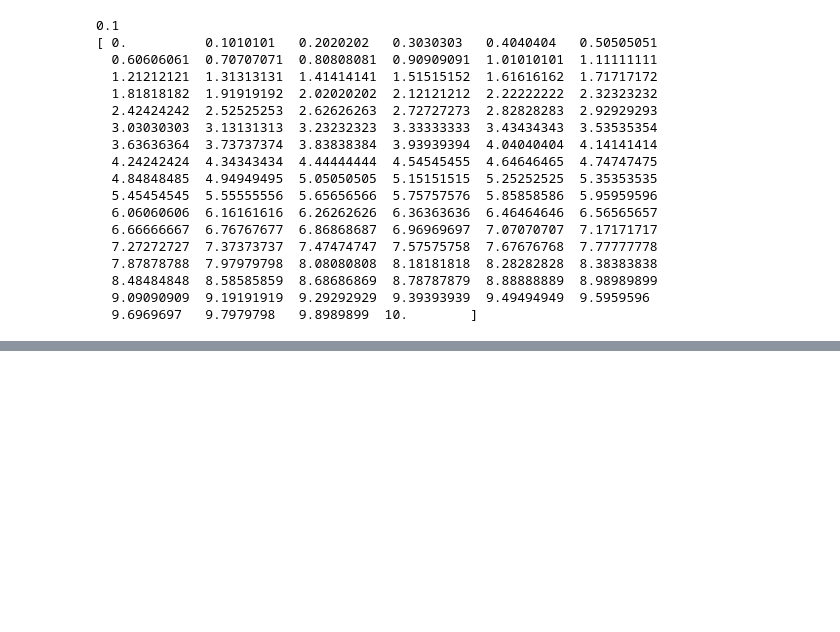
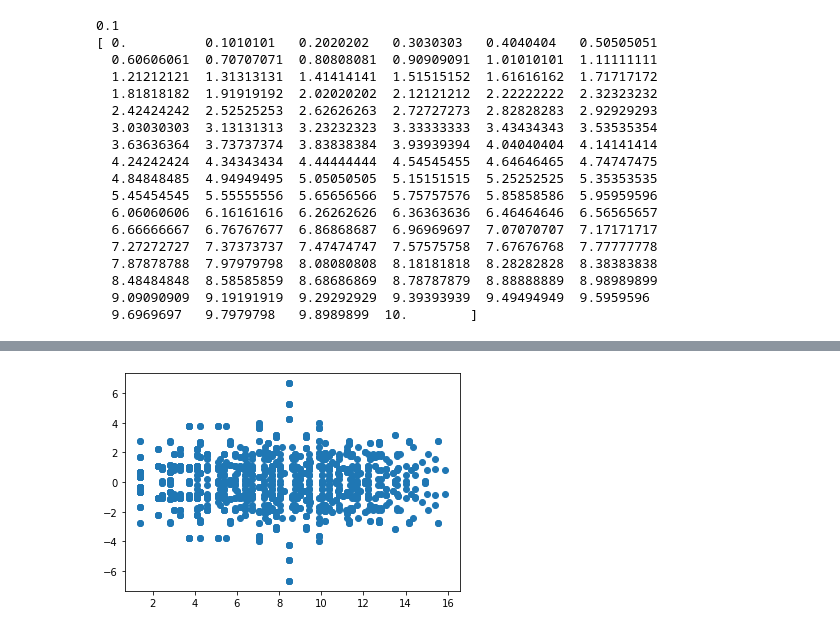
Before and after one commit to emacosta95/QuantumMachineLearningFermions, a Jupyter notebook: QuantumAnnealingTutorial.ipynb, the cells around one changed output, grey strips where cells are left out. Saved outputs shown, nothing was run; the diff lists cells and outputs as text; code cells hidden in the pictures; blank space fills up the shorter version.

```diff
--- a/QuantumAnnealingTutorial.ipynb
+++ b/QuantumAnnealingTutorial.ipynb
@@ -148,0 +160,5 @@ energy via QAE -> (1.6718791965298223-1.1102230246251565e-16j)
+# %%
+plt.scatter(distance_measure,twobody_dict.values())
+plt.show()
+# %% [output]
+[figure, added]
```
Also changed, not shown: parts of 4 cells of this notebook, 2 other files.
